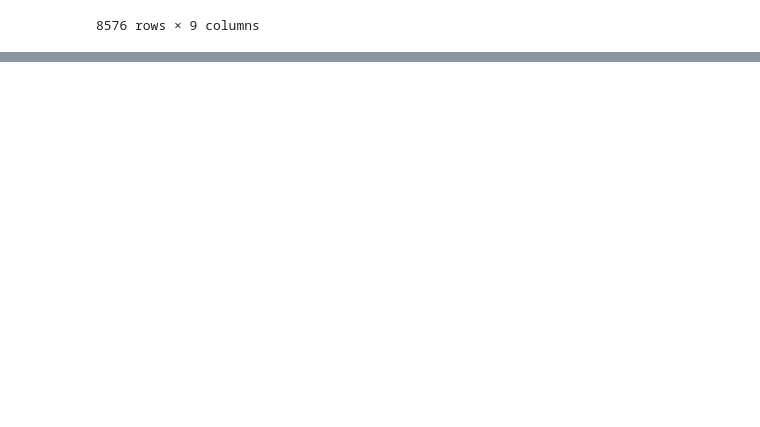
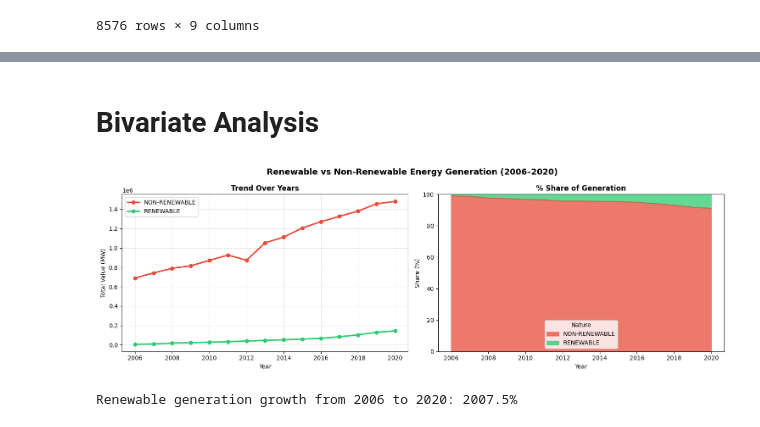
Before and after one commit to dhruv-9173/Energy_Analysis-India, a Jupyter notebook: project.ipynb, the cells around one changed output, grey strips where cells are left out. Cells and saved outputs as stored; diff of their text form; code cells hidden in the pictures; blank space fills up the shorter version.

Commit message:
Added visualizations

```diff
--- a/project.ipynb
+++ b/project.ipynb
@@ -333,0 +448,41 @@ df
+# %% [markdown]
+# Bivariate Analysis
+# %%
+gen_df = df[df['Value_Type'] == 'GENERATION']
+
+yearly_nature = (gen_df.groupby(['Year','Nature'])['Value_MW']
+                 .sum().reset_index())
+
+fig, axes = plt.subplots(1, 2, figsize=(15, 5))
+fig.suptitle('Renewable vs Non-Renewable Energy Generation (2006–2020)',
+             fontsize=14, fontweight='bold')
+
+colors = {'RENEWABLE': '#2ecc71', 'NON-RENEWABLE': '#e74c3c'}
+for nature, grp in yearly_nature.groupby('Nature'):
+    axes[0].plot(grp['Year'], grp['Value_MW'], marker='o', lw=2.5,
+                 label=nature, color=colors.get(nature, 'gray'))
+
+axes[0].set_xlabel('Year'); axes[0].set_ylabel('Total Value (MW)')
+axes[0].set_title('Trend Over Years', fontweight='bold')
+axes[0].legend(); axes[0].grid(True, alpha=0.3)
+
+# % share stacked area
+pivot = yearly_nature.pivot(index='Year', columns='Nature', values='Value_MW').fillna(0)
+pivot_pct = pivot.div(pivot.sum(axis=1), axis=0) * 100
+pivot_pct.plot(kind='area', stacked=True, ax=axes[1],
+               color=['#e74c3c','#2ecc71'], alpha=0.75)
+axes[1].set_title('% Share of Generation', fontweight='bold')
+axes[1].set_xlabel('Year'); axes[1].set_ylabel('Share (%)')
+axes[1].set_ylim(0, 100)
+
+plt.tight_layout()
+plt.savefig('fig04_renewable_vs_nonrenewable.png', bbox_inches='tight')
+plt.show()
+
+# Print renewable growth rate
+ren = yearly_nature[yearly_nature['Nature']=='RENEWABLE'].set_index('Year')['Value_MW']
+growth = ((ren.iloc[-1] - ren.iloc[0]) / ren.iloc[0]) * 100
+print(f"\nRenewable generation growth from {ren.index[0]} to {ren.index[-1]}: {growth:.1f}%")
+# %% [output]
+[figure, added]
+Renewable generation growth from 2006 to 2020: 2007.5%
```
Also changed, not shown: parts of 19 cells of this notebook, 10 other files.
